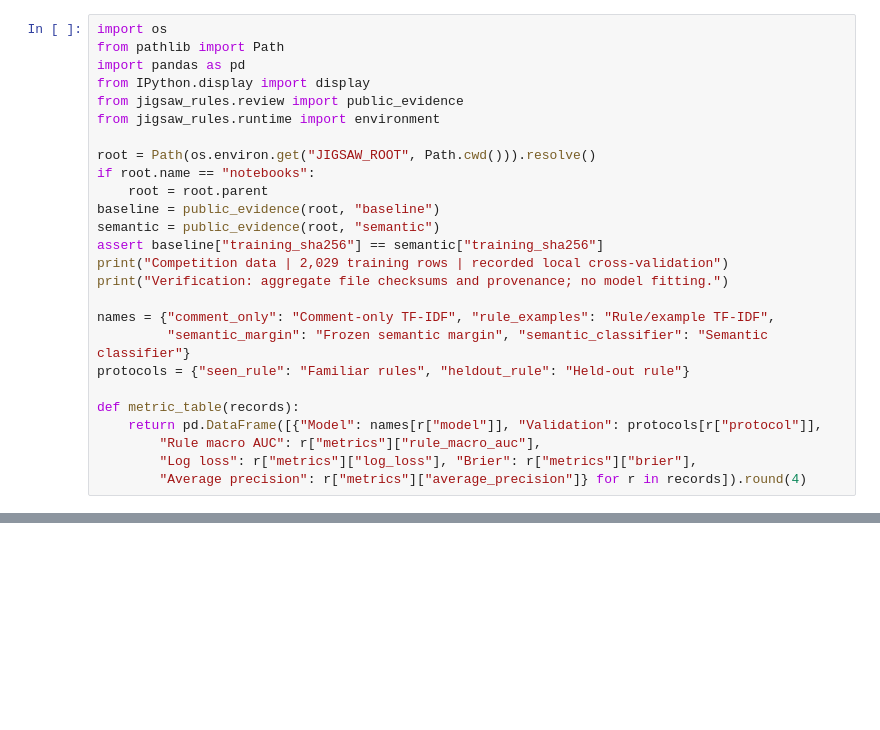
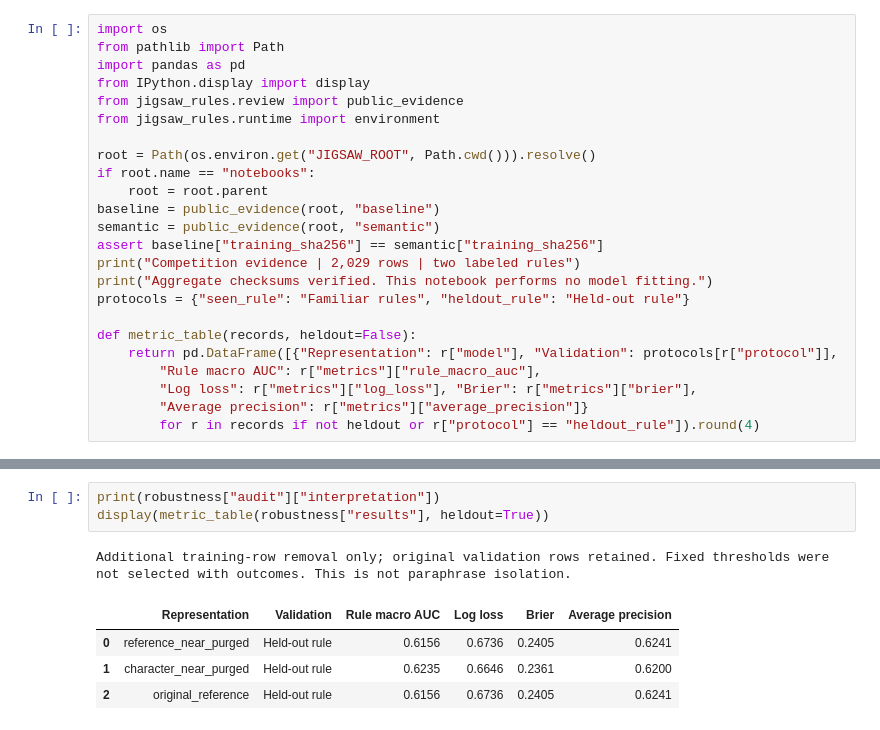
Before and after one commit to alvaromendizabal/jigsaw-rule-classifier, a Jupyter notebook: notebooks/01_data_and_validation.ipynb, the cells around one changed output, grey strips where cells are left out. Cells and saved outputs as stored; diff of their text form; blank space fills up the shorter version.

```diff
--- a/notebooks/01_data_and_validation.ipynb
+++ b/notebooks/01_data_and_validation.ipynb
@@ -18,16 +18,14 @@ if root.name == "notebooks":
 baseline = public_evidence(root, "baseline")
 semantic = public_evidence(root, "semantic")
 assert baseline["training_sha256"] == semantic["training_sha256"]
-print("Competition data | 2,029 training rows | recorded local cross-validation")
-print("Verification: aggregate file checksums and provenance; no model fitting.")
-
-names = {"comment_only": "Comment-only TF-IDF", "rule_examples": "Rule/example TF-IDF",
-         "semantic_margin": "Frozen semantic margin", "semantic_classifier": "Semantic classifier"}
+print("Competition evidence | 2,029 rows | two labeled rules")
+print("Aggregate checksums verified. This notebook performs no model fitting.")
 protocols = {"seen_rule": "Familiar rules", "heldout_rule": "Held-out rule"}
 
-def metric_table(records):
-    return pd.DataFrame([{"Model": names[r["model"]], "Validation": protocols[r["protocol"]],
+def metric_table(records, heldout=False):
+    return pd.DataFrame([{"Representation": r["model"], "Validation": protocols[r["protocol"]],
         "Rule macro AUC": r["metrics"]["rule_macro_auc"],
         "Log loss": r["metrics"]["log_loss"], "Brier": r["metrics"]["brier"],
-        "Average precision": r["metrics"]["average_precision"]} for r in records]).round(4)
+        "Average precision": r["metrics"]["average_precision"]}
+        for r in records if not heldout or r["protocol"] == "heldout_rule"]).round(4)
 # %% [output]
@@ -75,0 +97,9 @@ Raw comment-length distributions and row-level errors are not inferred from thes
+# %%
+print(robustness["audit"]["interpretation"])
+display(metric_table(robustness["results"], heldout=True))
+# %% [output]
+Additional training-row removal only; original validation rows retained. Fixed thresholds were not selected with outcomes. This is not paraphrase isolation.
+|  | Representation | Validation | Rule macro AUC | Log loss | Brier | Average precision |
+| 0 | reference_near_purged | Held-out rule | 0.6156 | 0.6736 | 0.2405 | 0.6241 |
+| 1 | character_near_purged | Held-out rule | 0.6235 | 0.6646 | 0.2361 | 0.6200 |
+| 2 | original_reference | Held-out rule | 0.6156 | 0.6736 | 0.2405 | 0.6241 |
```
Also changed, not shown: parts of 15 cells of this notebook, 48 other files.
